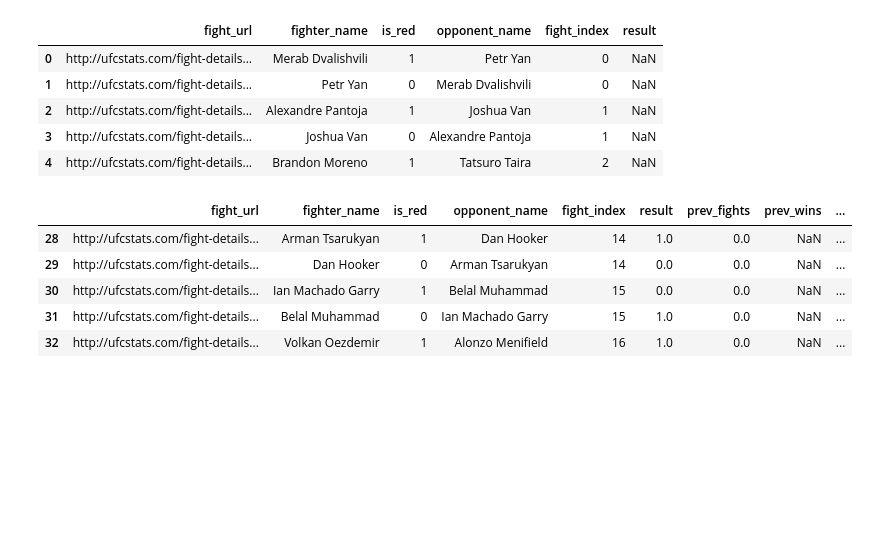
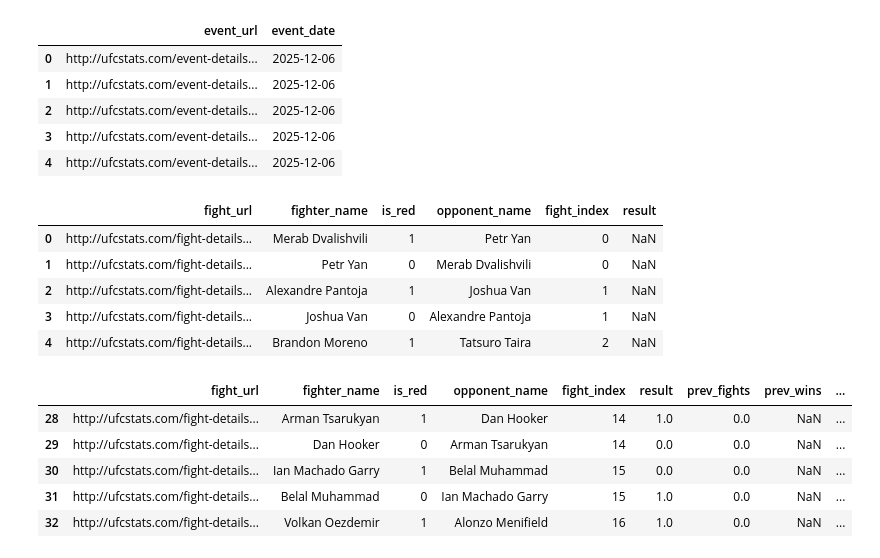
Before and after one commit to ErichasaTan/ufc-fight-predictor, a Jupyter notebook: notebooks/02_prefight_model.ipynb, the cells around one changed output. Drawn from its saved outputs; the diff is of its cells as text; code cells hidden in the pictures; blank space fills up the shorter version.

```diff
--- a/notebooks/02_prefight_model.ipynb
+++ b/notebooks/02_prefight_model.ipynb
@@ -24,3 +24,14 @@ fights.shape, fighters_index.shape, fighter_profiles.shape
+# %%
+# Parse event_date as datetime
+fights["event_date"] = pd.to_datetime(fights["event_date"], errors="coerce")
+fights[["event_url", "event_date"]].head()
+# %% [output]
+|  | event_url | event_date |
+| 0 | http://ufcstats.com/event-details... | 2025-12-06 |
+| 1 | http://ufcstats.com/event-details... | 2025-12-06 |
+| 2 | http://ufcstats.com/event-details... | 2025-12-06 |
+| 3 | http://ufcstats.com/event-details... | 2025-12-06 |
+| 4 | http://ufcstats.com/event-details... | 2025-12-06 |
 # %%
 # Build a per-fighter fight history (long format: one row per fighter per fight)
 fights = fights.copy().reset_index().rename(columns={"index": "fight_index"})
```
Also changed, not shown: parts of 14 cells of this notebook.
